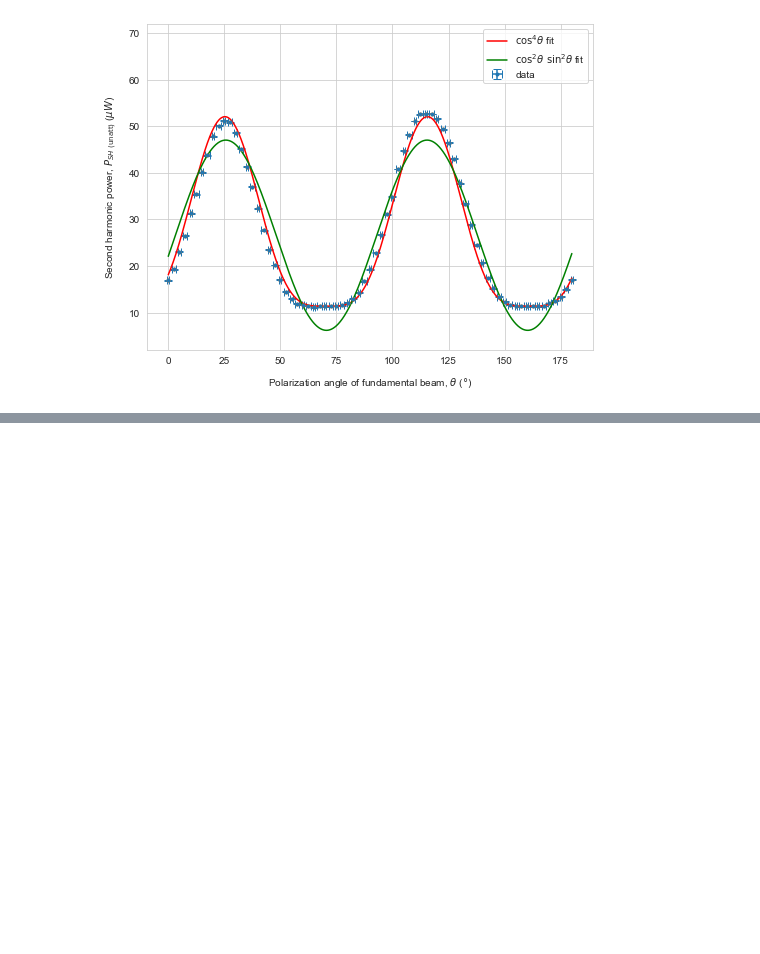
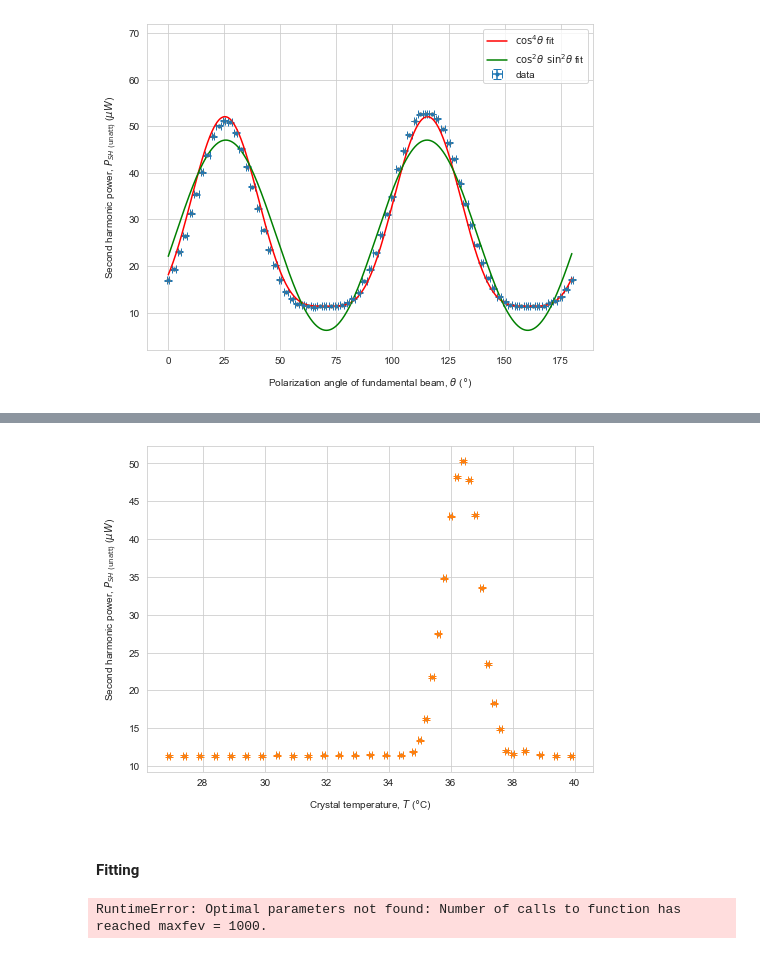
Before and after one commit to Mrunmoy-Jena/A245Lab, a Jupyter notebook: code/code.ipynb, the cells around one changed output, grey strips where cells are left out. Cells and saved outputs as stored; diff of their text form; code cells hidden in the pictures; blank space fills up the shorter version.

```diff
--- a/code/code.ipynb
+++ b/code/code.ipynb
@@ -516,0 +530,24 @@ plt.show()
+# %%
+df = pd.read_csv('../data/shpowvstemp.csv',delimiter=',', header=0)
+#read all columns data into variables
+temp = np.array(df['Temperature (C)'])
+temp_err = np.array(df['delta temp'])
+sh_pow = np.array(df['Power (muW)'])
+sh_pow_err = np.array(df['delta Pow'])
+plt.figure(figsize=(8, 6))
+plt.ylabel(r"Second harmonic power, $P_{SH\ (\rm{unatt})}$ ($\mu W$)", labelpad=10)
+plt.xlabel(r"Crystal temperature, $T$ ($\degree$C)", labelpad=10)
+plt.plot(temp, sh_pow,'.')
+plt.errorbar(temp, sh_pow, yerr = sh_pow_err, xerr = temp_err, fmt = ".", label = 'data', capsize = 4)
+plt.show()
+# %% [output]
+[figure, added]
+# %% [markdown]
+#### Fitting
+# %%
+popt, pcov = curve_fit(sinc_model, temp, sh_pow, sigma = sh_pow_err, p0=[51,2,36.7,36], absolute_sigma=True)
+perr = np.sqrt(np.diag(pcov))
+print("Optimal parameters:","a=",popt[0],"b=",popt[1],"c=",popt[2],"T_0=",popt[3])
+print("Errors in optimal parameters:","delta_a=",perr[0],"delta_b=",perr[1],"delta_c=",perr[2],"delta_T_0=",perr[3])
+# %% [output]
+RuntimeError: Optimal parameters not found: Number of calls to function has reached maxfev = 1000.
```
Also changed, not shown: parts of 3 cells of this notebook, 8 other files.
